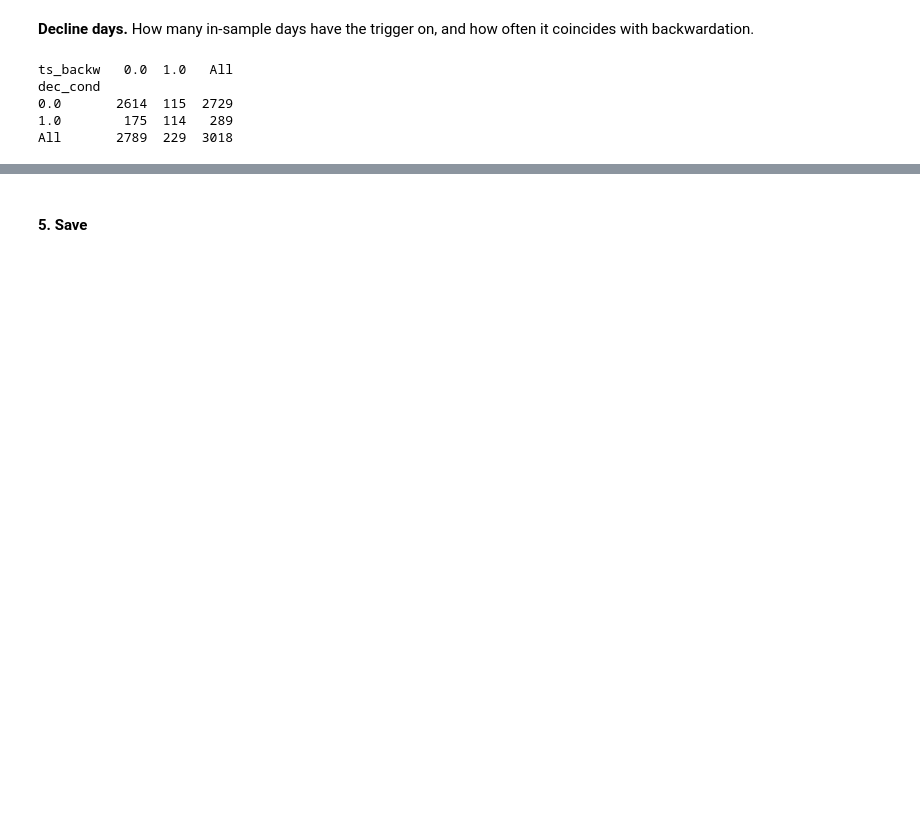
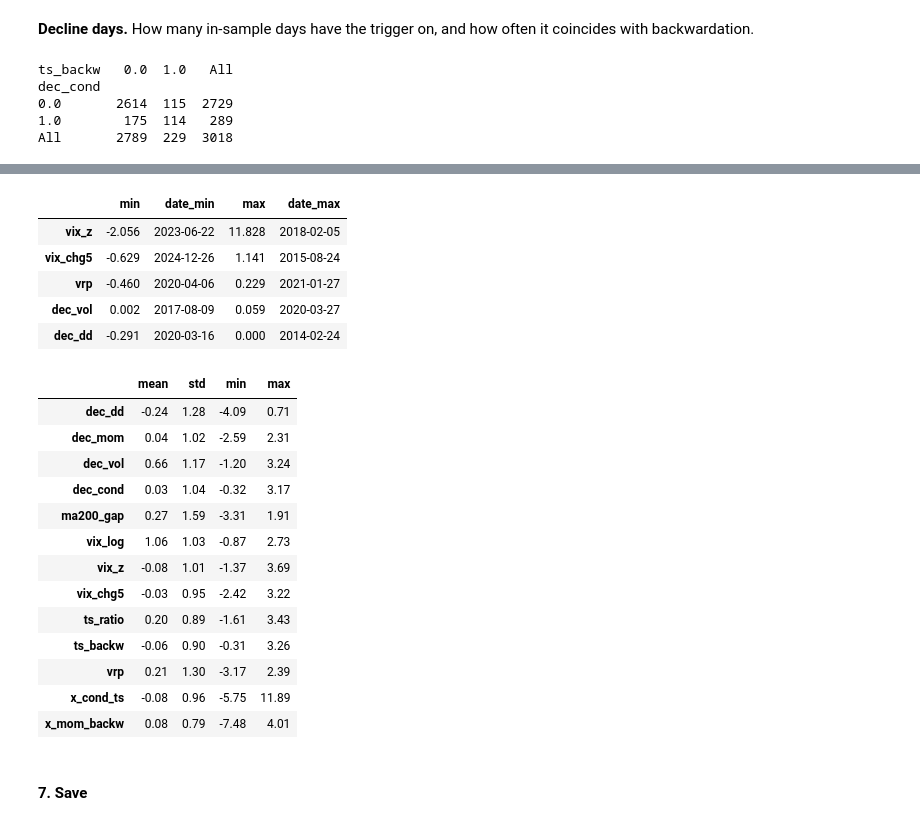
Before and after one commit to LuweiChenbot/dsa5205-vol-timing, a Jupyter notebook: src/features/features.ipynb, the cells around one changed output, grey strips where cells are left out. Cells and saved outputs as stored; diff of their text form; code cells hidden in the pictures; blank space fills up the shorter version.

```diff
--- a/src/features/features.ipynb
+++ b/src/features/features.ipynb
@@ -190,8 +199,0 @@ Pairs we keep despite high correlation, because each side answers a different qu
-# %%
-print("dropped:", fb.DROPPED)          # set in feature_build.py
-feat = feat.drop(columns=fb.DROPPED)
-
-c = feat.loc[s].corr()
-pairs = c.where(np.triu(np.ones(c.shape, dtype=bool), k=1)).stack()
-print(f"{feat.shape[1]} features kept; largest remaining |corr|:")
-pairs.abs().sort_values(ascending=False).head(3).round(3)
@@ -204,0 +200,8 @@ dtype: float64
+# %%
+# rules always run on the full candidate set, so this cell can be re-run safely
+dropped, log = fb.select_features(fb.build_candidates(panel).loc[d])
+assert dropped == fb.DROPPED, dropped
+display(log)
+
+feat = feat.drop(columns=fb.DROPPED, errors="ignore")
+print(f"In total {feat.shape[1]} features kept")
@@ -234,5 +264,34 @@ All       2789  229  3018
+# %%
+ext = pd.DataFrame({"min": feat.loc[s].min(), "date_min": feat.loc[s].idxmin().dt.date,
+                    "max": feat.loc[s].max(), "date_max": feat.loc[s].idxmax().dt.date})
+display(ext.loc[["vix_z", "vix_chg5", "vrp", "dec_vol", "dec_dd"]].round(3))
+
+sc = fb.PastScaler().fit(feat.loc[d])                     # fit on the design period only
+z_test = sc.transform(feat.loc[s & ~d])                   # apply to 2019-2025
+z_test.describe().T[["mean", "std", "min", "max"]].round(2)
+# %% [output]
+|  | min | date_min | max | date_max |
+| vix_z | -2.056 | 2023-06-22 | 11.828 | 2018-02-05 |
+| vix_chg5 | -0.629 | 2024-12-26 | 1.141 | 2015-08-24 |
+| vrp | -0.460 | 2020-04-06 | 0.229 | 2021-01-27 |
+| dec_vol | 0.002 | 2017-08-09 | 0.059 | 2020-03-27 |
+| dec_dd | -0.291 | 2020-03-16 | 0.000 | 2014-02-24 |
+|  | mean | std | min | max |
+| dec_dd | -0.24 | 1.28 | -4.09 | 0.71 |
+| dec_mom | 0.04 | 1.02 | -2.59 | 2.31 |
+| dec_vol | 0.66 | 1.17 | -1.20 | 3.24 |
+| dec_cond | 0.03 | 1.04 | -0.32 | 3.17 |
+| ma200_gap | 0.27 | 1.59 | -3.31 | 1.91 |
+| vix_log | 1.06 | 1.03 | -0.87 | 2.73 |
+| vix_z | -0.08 | 1.01 | -1.37 | 3.69 |
+| vix_chg5 | -0.03 | 0.95 | -2.42 | 3.22 |
+| ts_ratio | 0.20 | 0.89 | -1.61 | 3.43 |
+| ts_backw | -0.06 | 0.90 | -0.31 | 3.26 |
+| vrp | 0.21 | 1.30 | -3.17 | 2.39 |
+| x_cond_ts | -0.08 | 0.96 | -5.75 | 11.89 |
+| x_mom_backw | 0.08 | 0.79 | -7.48 | 4.01 |
 # %% [markdown]
-#### 5. Save
+#### 7. Save
 # %%
 # Same as running: python -m src.features.feature_build
 fb.save(fb.build_features(panel))
```
Also changed, not shown: parts of 15 cells of this notebook, 12 other files.
